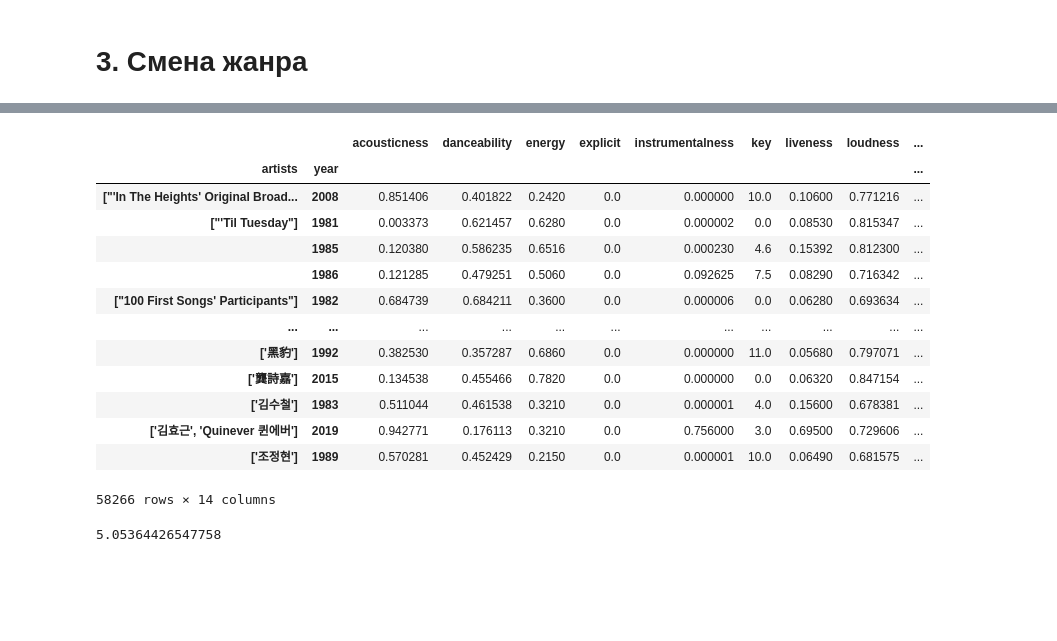
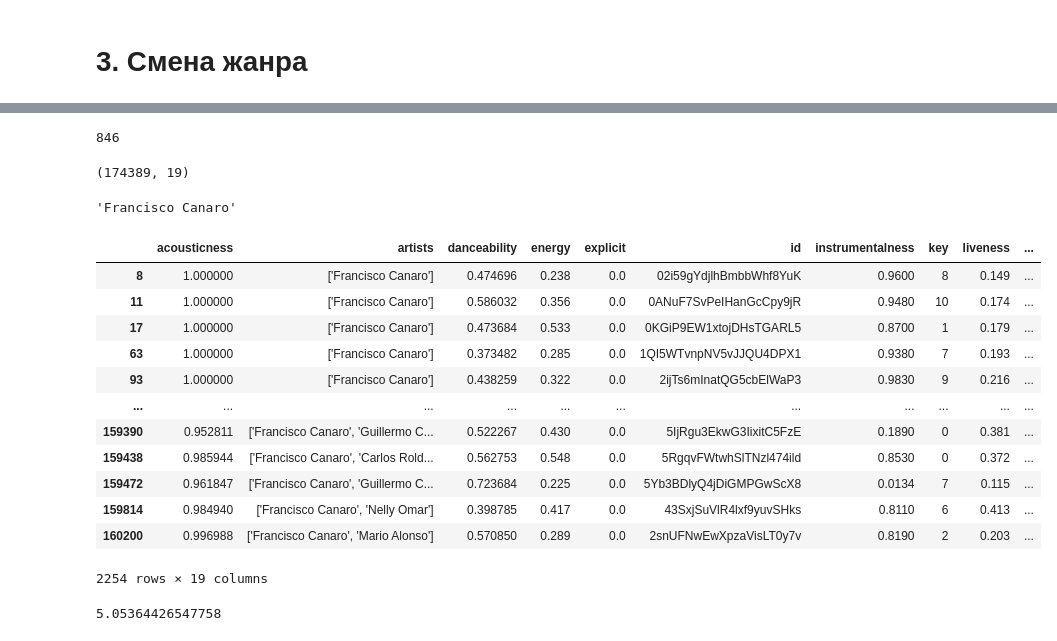
Before and after one commit to pyrogn/doesnotexist, a Jupyter notebook: spotify/note.ipynb, the cells around one changed output, grey strips where cells are left out. Cells and saved outputs as stored; diff of their text form; code cells hidden in the pictures; blank space fills up the shorter version.

```diff
--- a/spotify/note.ipynb
+++ b/spotify/note.ipynb
@@ -346,0 +361,4 @@ Index(['rock', 'adult standards', 'classic rock', 'classical', 'mellow gold',
+# %%
+all_words = []
+for i in count_genres_by_year.columns:
+    all_words.extend(i.split())
@@ -361,22 +430,33 @@ top_artists = artist_counts[artist_counts >= 20].index.to_list()
 # %%
 data_scale['year'] = data['year']
-# %%
-data_scale.groupby(['artists', 'year']).mean()
-# %% [output]
-|  |  | acousticness | danceability | energy | explicit | instrumentalness | key | liveness | loudness | ... |
-| artists | year |  |  |  |  |  |  |  |  | ... |
-| ["'In The Heights' Original Broad... | 2008 | 0.851406 | 0.401822 | 0.2420 | 0.0 | 0.000000 | 10.0 | 0.10600 | 0.771216 | ... |
-| ["'Til Tuesday"] | 1981 | 0.003373 | 0.621457 | 0.6280 | 0.0 | 0.000002 | 0.0 | 0.08530 | 0.815347 | ... |
-|  | 1985 | 0.120380 | 0.586235 | 0.6516 | 0.0 | 0.000230 | 4.6 | 0.15392 | 0.812300 | ... |
-|  | 1986 | 0.121285 | 0.479251 | 0.5060 | 0.0 | 0.092625 | 7.5 | 0.08290 | 0.716342 | ... |
-| ["100 First Songs' Participants"] | 1982 | 0.684739 | 0.684211 | 0.3600 | 0.0 | 0.000006 | 0.0 | 0.06280 | 0.693634 | ... |
-| ... | ... | ... | ... | ... | ... | ... | ... | ... | ... | ... |
-| ['黑豹'] | 1992 | 0.382530 | 0.357287 | 0.6860 | 0.0 | 0.000000 | 11.0 | 0.05680 | 0.797071 | ... |
-| ['龔詩嘉'] | 2015 | 0.134538 | 0.455466 | 0.7820 | 0.0 | 0.000000 | 0.0 | 0.06320 | 0.847154 | ... |
-| ['김수철'] | 1983 | 0.511044 | 0.461538 | 0.3210 | 0.0 | 0.000001 | 4.0 | 0.15600 | 0.678381 | ... |
-| ['김효근', 'Quinever 퀸에버'] | 2019 | 0.942771 | 0.176113 | 0.3210 | 0.0 | 0.756000 | 3.0 | 0.69500 | 0.729606 | ... |
-| ['조정현'] | 1989 | 0.570281 | 0.452429 | 0.2150 | 0.0 | 0.000001 | 10.0 | 0.06490 | 0.681575 | ... |
-58266 rows × 14 columns
+# %%
+data_scale.artists.apply(lambda x: len(set(top_artists).intersection(set(x))) != 0).sum()
+# %% [output]
+846
+# %%
+data_scale.shape
+# %% [output]
+(174389, 19)
+# %%
+top_artists[0]
+# %% [output]
+'Francisco Canaro'
+# %%
+data_scale[data_scale.artists.str.contains(top_artists[0])]
+# %% [output]
+|  | acousticness | artists | danceability | energy | explicit | id | instrumentalness | key | liveness | ... |
+| 8 | 1.000000 | ['Francisco Canaro'] | 0.474696 | 0.238 | 0.0 | 02i59gYdjlhBmbbWhf8YuK | 0.9600 | 8 | 0.149 | ... |
+| 11 | 1.000000 | ['Francisco Canaro'] | 0.586032 | 0.356 | 0.0 | 0ANuF7SvPeIHanGcCpy9jR | 0.9480 | 10 | 0.174 | ... |
+| 17 | 1.000000 | ['Francisco Canaro'] | 0.473684 | 0.533 | 0.0 | 0KGiP9EW1xtojDHsTGARL5 | 0.8700 | 1 | 0.179 | ... |
+| 63 | 1.000000 | ['Francisco Canaro'] | 0.373482 | 0.285 | 0.0 | 1QI5WTvnpNV5vJJQU4DPX1 | 0.9380 | 7 | 0.193 | ... |
+| 93 | 1.000000 | ['Francisco Canaro'] | 0.438259 | 0.322 | 0.0 | 2ijTs6mInatQG5cbElWaP3 | 0.9830 | 9 | 0.216 | ... |
+| ... | ... | ... | ... | ... | ... | ... | ... | ... | ... | ... |
+| 159390 | 0.952811 | ['Francisco Canaro', 'Guillermo C... | 0.522267 | 0.430 | 0.0 | 5IjRgu3EkwG3IixitC5FzE | 0.1890 | 0 | 0.381 | ... |
+| 159438 | 0.985944 | ['Francisco Canaro', 'Carlos Rold... | 0.562753 | 0.548 | 0.0 | 5RgqvFWtwhSlTNzl474ild | 0.8530 | 0 | 0.372 | ... |
+| 159472 | 0.961847 | ['Francisco Canaro', 'Guillermo C... | 0.723684 | 0.225 | 0.0 | 5Yb3BDlyQ4jDiGMPGwScX8 | 0.0134 | 7 | 0.115 | ... |
+| 159814 | 0.984940 | ['Francisco Canaro', 'Nelly Omar'] | 0.398785 | 0.417 | 0.0 | 43SxjSuVlR4lxf9yuvSHks | 0.8110 | 6 | 0.413 | ... |
+| 160200 | 0.996988 | ['Francisco Canaro', 'Mario Alonso'] | 0.570850 | 0.289 | 0.0 | 2snUFNwEwXpzaVisLT0y7v | 0.8190 | 2 | 0.203 | ... |
+2254 rows × 19 columns
 # %%
 np.linalg.norm(data_scale[num_cols].iloc[0, :] - data_scale[num_cols].iloc[1, :])
 # %% [output]
```
Also changed, not shown: parts of 18 cells of this notebook, 9 other files.
